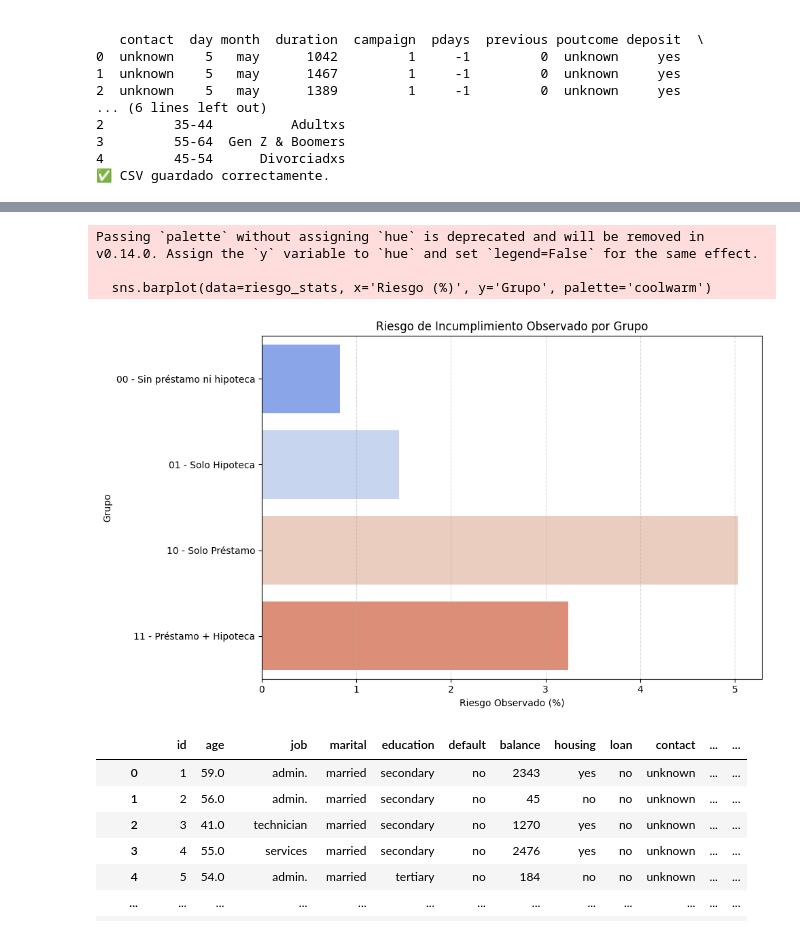
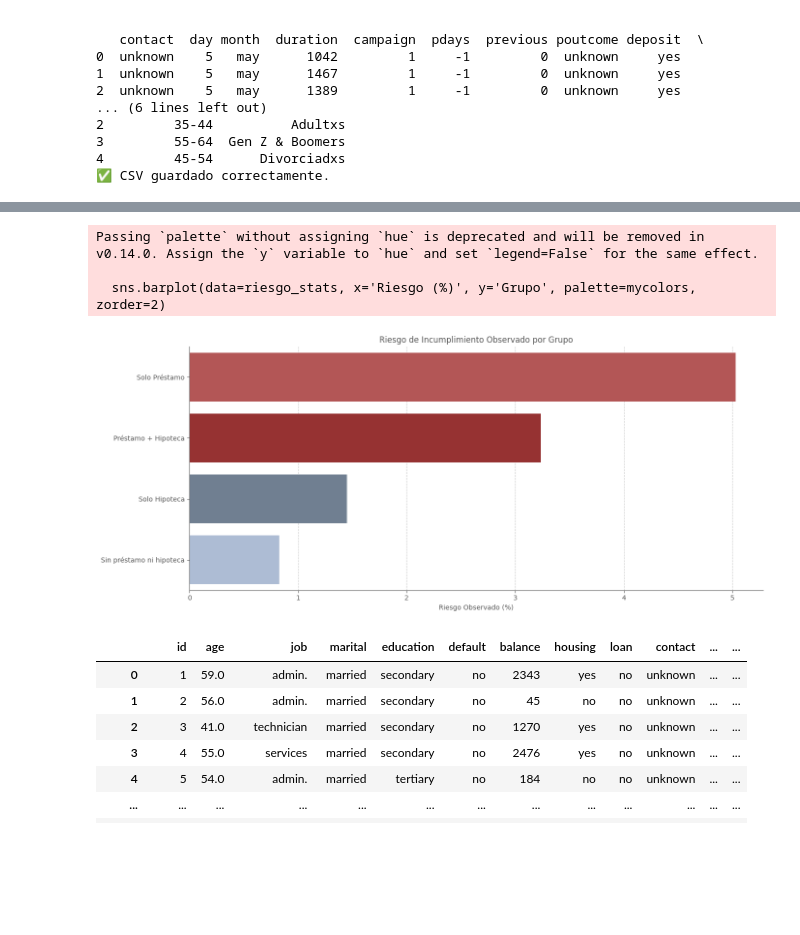
Before and after one commit to Lambda-14/Sim-Empresa, a Jupyter notebook: Equip_16/Borrador/Finanzas y riesgo crediticio/banca_22.09_finanzas_graficos.ipynb, the cells around one changed output, grey strips where cells are left out. Drawn from its saved outputs; the diff is of its cells as text; code cells hidden in the pictures; blank space fills up the shorter version.

```diff
--- a/Equip_16/Borrador/Finanzas y riesgo crediticio/banca_22.09_finanzas_graficos.ipynb
+++ b/Equip_16/Borrador/Finanzas y riesgo crediticio/banca_22.09_finanzas_graficos.ipynb
@@ -42,10 +42,10 @@ except Exception as e:
 df = df_bank.copy()
 
 df['Grupo'] = df.apply(lambda row:
-                       '00 - Sin préstamo ni hipoteca' if row['loan'] == 'no' and row['housing'] == 'no' else
-                       '01 - Solo Hipoteca' if row['loan'] == 'no' and row['housing'] == 'yes' else
-                       '10 - Solo Préstamo' if row['loan'] == 'yes' and row['housing'] == 'no' else
-                       '11 - Préstamo + Hipoteca', axis=1)
+                       'Sin préstamo ni hipoteca' if row['loan'] == 'no' and row['housing'] == 'no' else
+                       'Solo Hipoteca' if row['loan'] == 'no' and row['housing'] == 'yes' else
+                       'Solo Préstamo' if row['loan'] == 'yes' and row['housing'] == 'no' else
+                       'Préstamo + Hipoteca', axis=1)
 # %%
 import matplotlib.pyplot as plt
 import pandas as pd
@@ -79,29 +107,53 @@ plt.show()
 # %%
+# Definir el orden que quieres
+orden = [
+    'Solo Préstamo',
+    'Préstamo + Hipoteca',
+    'Solo Hipoteca',
+    'Sin préstamo ni hipoteca'
+]
+
 # Convertir 'default' en binaria
 df['default_bin'] = df['default'].map({'yes': 1, 'no': 0})
 
 # Riesgo por grupo
 riesgo_stats = df.groupby('Grupo')['default_bin'].mean().reset_index()
 riesgo_stats['Riesgo (%)'] = riesgo_stats['default_bin'] * 100
 
-# Aseguramos el orden
+# Definir categoría ordenada con ese orden
 riesgo_stats['Grupo'] = pd.Categorical(riesgo_stats['Grupo'], categories=orden, ordered=True)
+
+# Ordenar según esa categoría para respetar orden en el gráfico
 riesgo_stats = riesgo_stats.sort_values('Grupo')
 
+# Colores (puedes ajustar si quieres)
+mycolors = ["#c24747", "#a62222", "#6a7f97", "#a6bbdb"]
+
 # Plot
-plt.figure(figsize=(10, 6))
-sns.barplot(data=riesgo_stats, x='Riesgo (%)', y='Grupo', palette='coolwarm')
-plt.title('Riesgo de Incumplimiento Observado por Grupo')
-plt.xlabel('Riesgo Observado (%)')
-plt.ylabel('Grupo')
-plt.grid(axis='x', linestyle='--', alpha=0.5)
+plt.figure(figsize=(14, 6))
+sns.barplot(data=riesgo_stats, x='Riesgo (%)', y='Grupo', palette=mycolors, zorder=2)
+
+plt.title('Riesgo de Incumplimiento Observado por Grupo', color='#555555')
+plt.xlabel('Riesgo Observado (%)', color='#555555')
+plt.ylabel('')
+
+ax = plt.gca()
+ax.tick_params(axis='x', colors='#555555')
+ax.tick_params(axis='y', colors='#555555')
+
+ax.spines['top'].set_visible(False)
+ax.spines['right'].set_visible(False)
+ax.spines['left'].set_color('#555555')
+ax.spines['bottom'].set_color('#555555')
+
+plt.grid(axis='x', linestyle='--', alpha=0.5, color='#999999', zorder=0)
 plt.tight_layout()
 plt.show()
 # %% [output]
 Passing `palette` without assigning `hue` is deprecated and will be removed in v0.14.0. Assign the `y` variable to `hue` and set `legend=False` for the same effect.
 
-  sns.barplot(data=riesgo_stats, x='Riesgo (%)', y='Grupo', palette='coolwarm')
+  sns.barplot(data=riesgo_stats, x='Riesgo (%)', y='Grupo', palette=mycolors, zorder=2)
-[figure, old version]
+[figure, new version]
 # %%
 # Crear variables binarias necesarias
 df['loan_bin'] = (df['loan'] == 'yes').astype(int)
```
Also changed, not shown: parts of 13 cells of this notebook, 4 other files.
